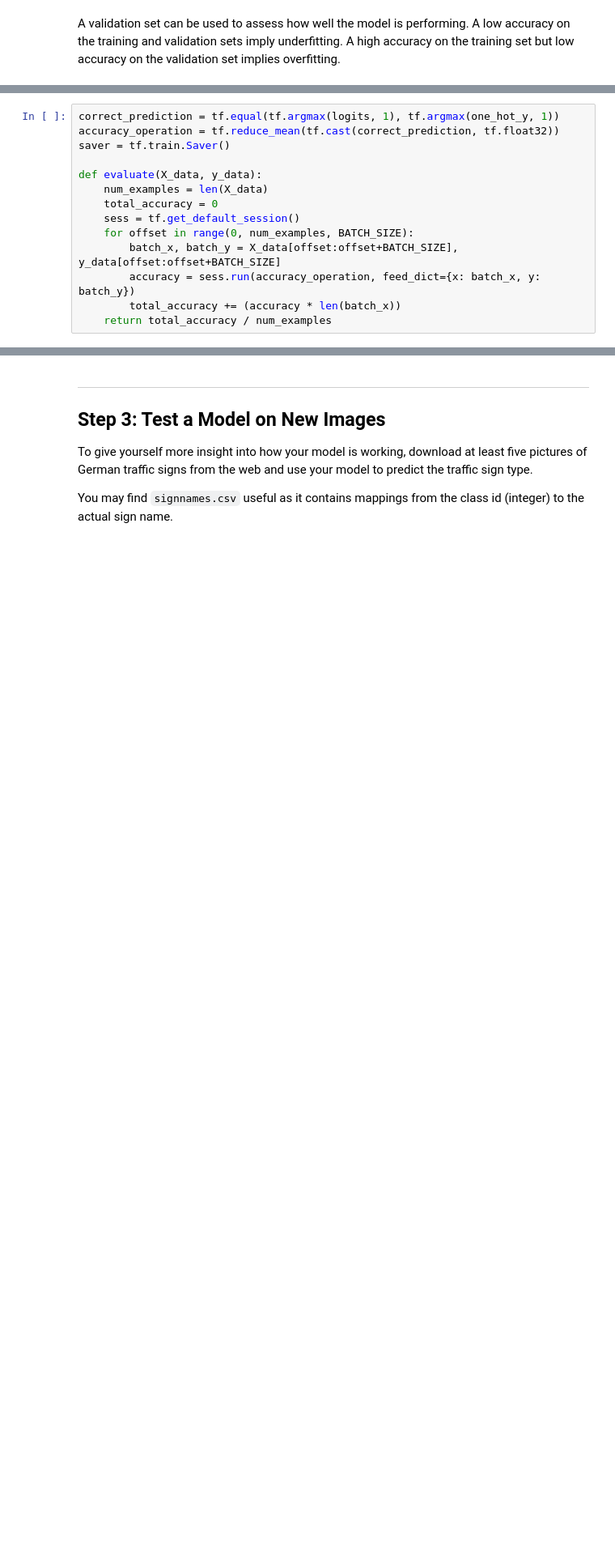
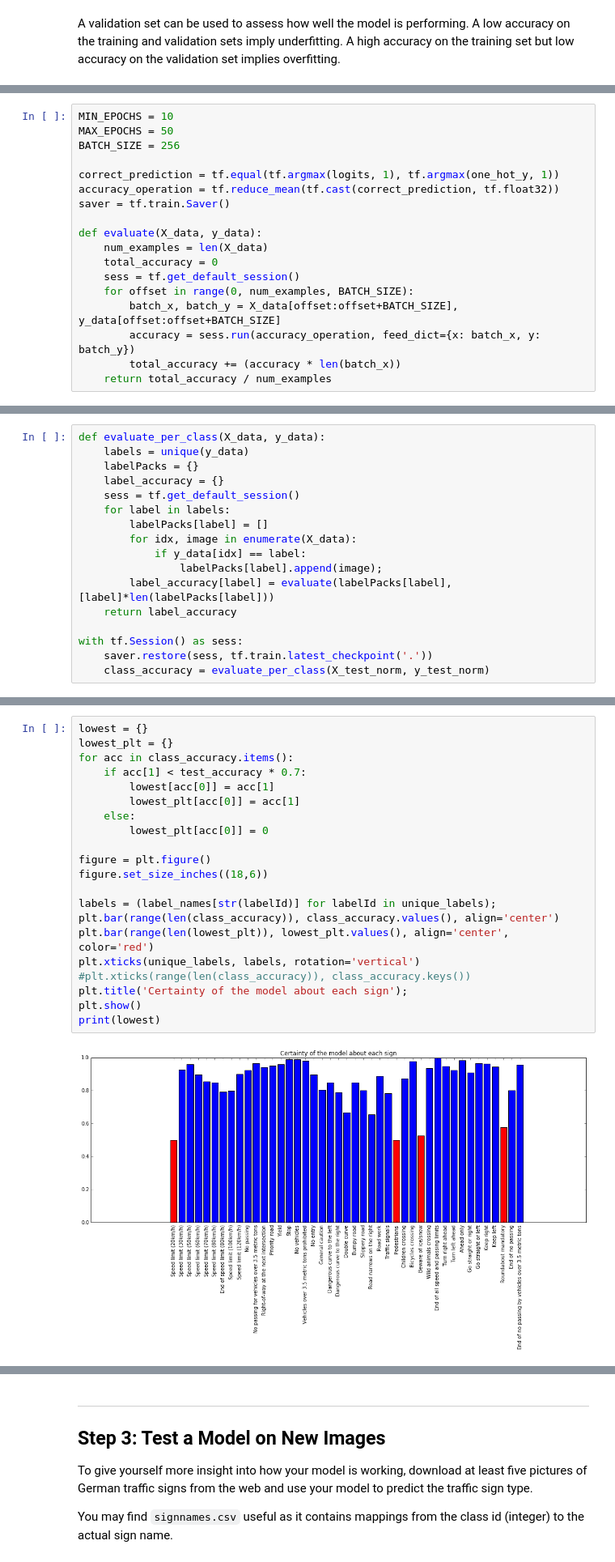
Before and after one commit to Grety/CarND-Traffic-Sign-Classifier-Project, a Jupyter notebook: Traffic_Sign_Classifier.ipynb, the cells around one changed output, grey strips where cells are left out. Shown at 81% size. Saved outputs shown, nothing was run; the diff lists cells and outputs as text; blank space fills up the shorter version.

Commit message:
+ fancy model ~90% validation
+ per-sign accuracy analysis

```diff
--- a/Traffic_Sign_Classifier.ipynb
+++ b/Traffic_Sign_Classifier.ipynb
@@ -549,4 +535,8 @@ training_operation = optimizer.minimize(loss_operation)
 # %%
+MIN_EPOCHS = 10
+MAX_EPOCHS = 50
+BATCH_SIZE = 256
+
 correct_prediction = tf.equal(tf.argmax(logits, 1), tf.argmax(one_hot_y, 1))
 accuracy_operation = tf.reduce_mean(tf.cast(correct_prediction, tf.float32))
 saver = tf.train.Saver()
@@ -620,0 +611,17 @@ Test Accuracy = 0.759
+# %%
+def evaluate_per_class(X_data, y_data):
+    labels = unique(y_data)
+    labelPacks = {}
+    label_accuracy = {}
+    sess = tf.get_default_session()
+    for label in labels:
+        labelPacks[label] = []
+        for idx, image in enumerate(X_data):
+            if y_data[idx] == label:
+                labelPacks[label].append(image);
+        label_accuracy[label] = evaluate(labelPacks[label], [label]*len(labelPacks[label]))
+    return label_accuracy
+
+with tf.Session() as sess:
+    saver.restore(sess, tf.train.latest_checkpoint('.'))
+    class_accuracy = evaluate_per_class(X_test_norm, y_test_norm)
@@ -620,0 +630,23 @@ Test Accuracy = 0.759
+# %%
+lowest = {}
+lowest_plt = {}
+for acc in class_accuracy.items():
+    if acc[1] < test_accuracy * 0.7:
+        lowest[acc[0]] = acc[1]
+        lowest_plt[acc[0]] = acc[1]
+    else:
+        lowest_plt[acc[0]] = 0
+
+figure = plt.figure()
+figure.set_size_inches((18,6))
+
+labels = (label_names[str(labelId)] for labelId in unique_labels);
+plt.bar(range(len(class_accuracy)), class_accuracy.values(), align='center')
+plt.bar(range(len(lowest_plt)), lowest_plt.values(), align='center', color='red')
+plt.xticks(unique_labels, labels, rotation='vertical')
+#plt.xticks(range(len(class_accuracy)), class_accuracy.keys())
+plt.title('Certainty of the model about each sign');
+plt.show()
+print(lowest)
+# %% [output]
+[figure, added]
```
Also changed, not shown: parts of 28 cells of this notebook.
